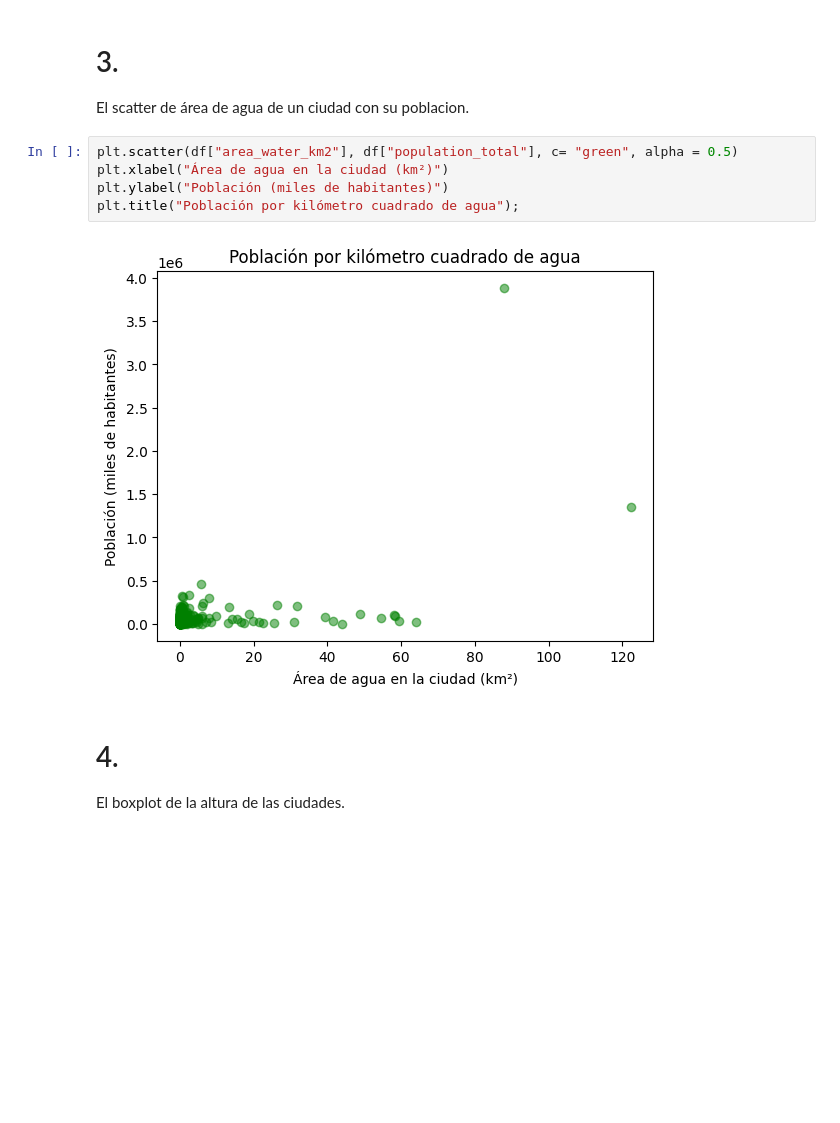
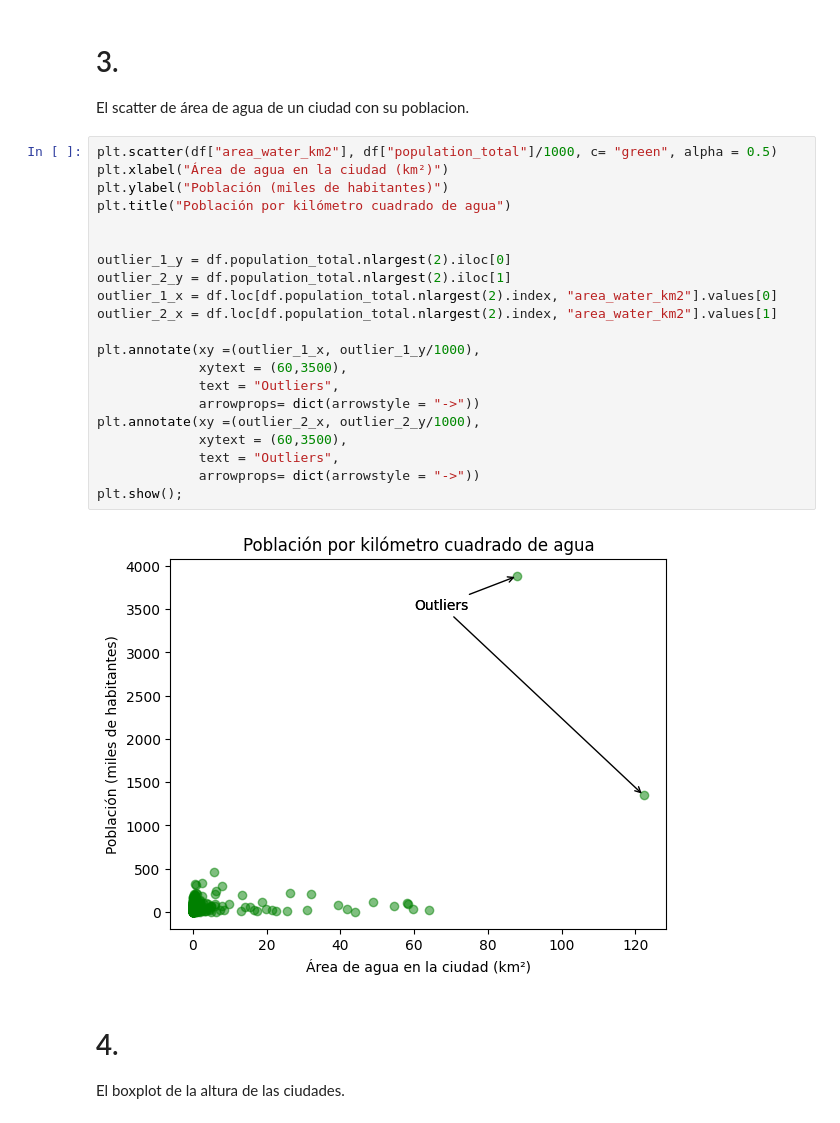
Before and after one commit to MpGaral/ONLINE_DS_THEBRIDGE_MARIA_GARCIA, a Jupyter notebook: Sprint 08/Unidad 1/18_Practica_Obligatoria_Visualizacion_Basica.ipynb, the cells around one changed output. Saved outputs shown, nothing was run; the diff lists cells and outputs as text; blank space fills up the shorter version.

```diff
--- a/Sprint 08/Unidad 1/18_Practica_Obligatoria_Visualizacion_Basica.ipynb
+++ b/Sprint 08/Unidad 1/18_Practica_Obligatoria_Visualizacion_Basica.ipynb
@@ -128,12 +128,28 @@ plt.show()
 # 3.
 El scatter de área de agua de un ciudad con su poblacion.
 # %%
-plt.scatter(df["area_water_km2"], df["population_total"], c= "green", alpha = 0.5)
+plt.scatter(df["area_water_km2"], df["population_total"]/1000, c= "green", alpha = 0.5)
 plt.xlabel("Área de agua en la ciudad (km²)")
 plt.ylabel("Población (miles de habitantes)")
-plt.title("Población por kilómetro cuadrado de agua");
+plt.title("Población por kilómetro cuadrado de agua")
+
+
+outlier_1_y = df.population_total.nlargest(2).iloc[0]
+outlier_2_y = df.population_total.nlargest(2).iloc[1]
+outlier_1_x = df.loc[df.population_total.nlargest(2).index, "area_water_km2"].values[0]
+outlier_2_x = df.loc[df.population_total.nlargest(2).index, "area_water_km2"].values[1]
+
+plt.annotate(xy =(outlier_1_x, outlier_1_y/1000),
+             xytext = (60,3500),
+             text = "Outliers",
+             arrowprops= dict(arrowstyle = "->"))
+plt.annotate(xy =(outlier_2_x, outlier_2_y/1000),
+             xytext = (60,3500),
+             text = "Outliers",
+             arrowprops= dict(arrowstyle = "->"))
+plt.show();
 # %% [output]
-[figure, old version]
+[figure, new version]
 # %% [markdown]
 # 4.
 El boxplot de la altura de las ciudades.
```
Also changed, not shown: 7 other files.
